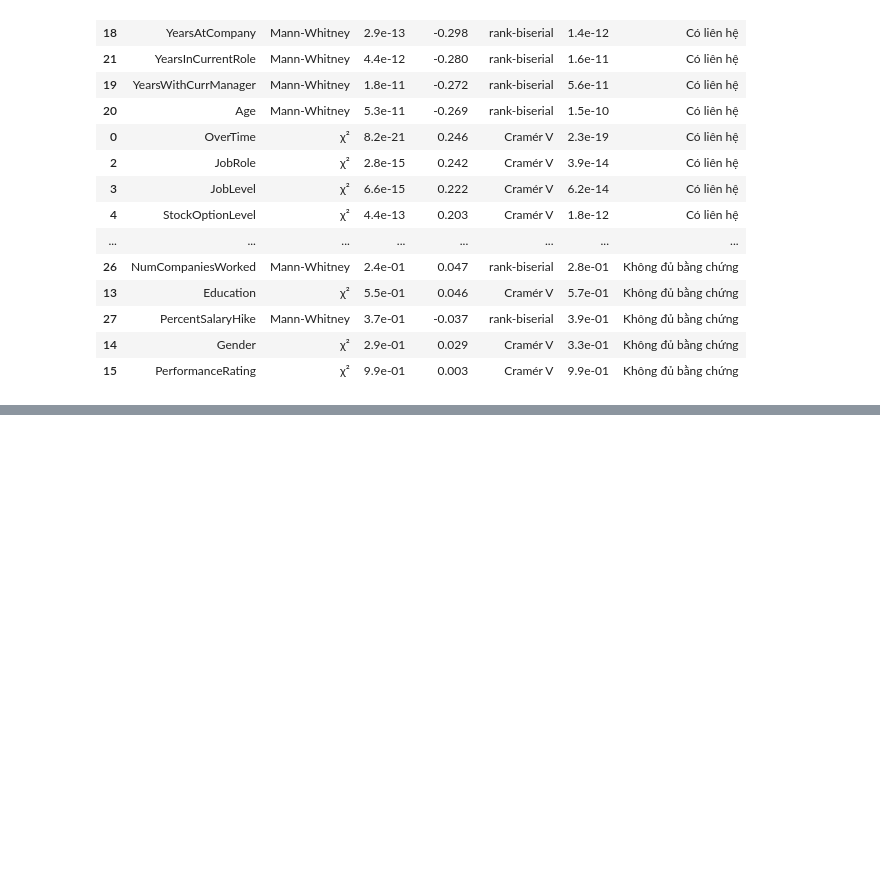
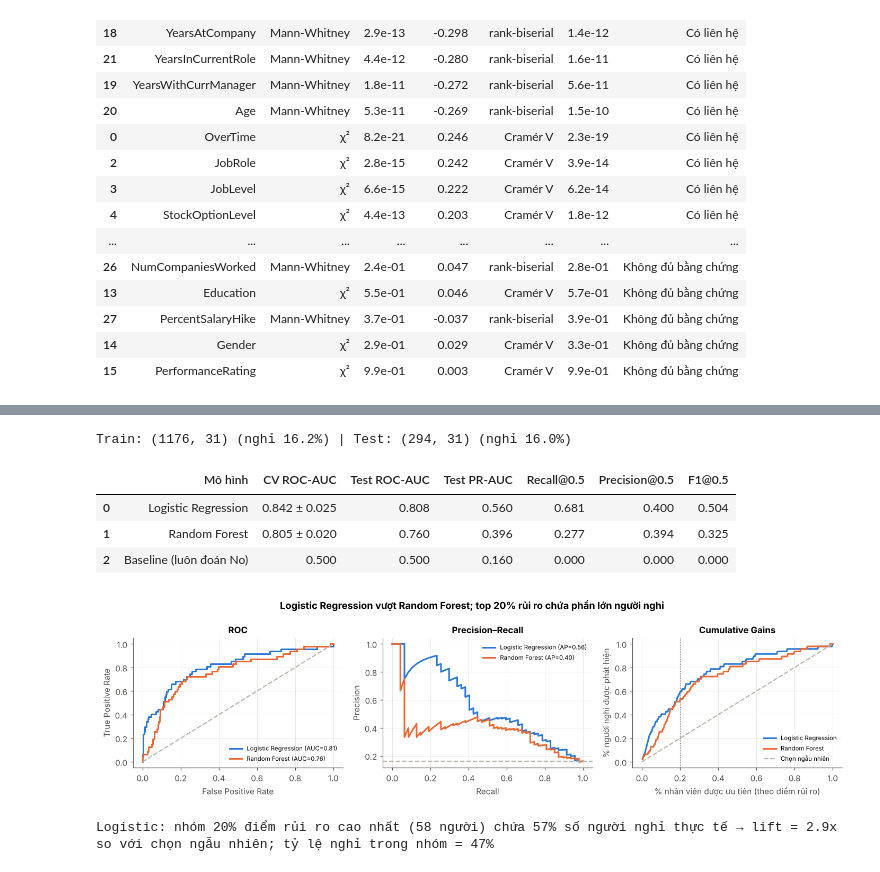
Before and after one commit to trangthu171106/ibm-hr-attrition-analysis, a Jupyter notebook: IBM_HR_Attrition_Analysis.ipynb, the cells around one changed output, grey strips where cells are left out. Drawn from its saved outputs; the diff is of its cells as text; code cells hidden in the pictures; blank space fills up the shorter version.

```diff
--- a/IBM_HR_Attrition_Analysis.ipynb
+++ b/IBM_HR_Attrition_Analysis.ipynb
@@ -756,0 +765,73 @@ Số biến có ý nghĩa sau hiệu chỉnh: 20 / 28
+# %%
+# 3.10a Chuẩn bị X, y và chia tập có phân tầng
+y = df.AttritionFlag
+X = df[numeric + nominal].copy()
+X_tr, X_te, y_tr, y_te = train_test_split(X, y, test_size=0.2, stratify=y, random_state=SEED)
+print("Train:", X_tr.shape, f"(nghỉ {y_tr.mean():.1%}) | Test:", X_te.shape, f"(nghỉ {y_te.mean():.1%})")
+
+def make_pre(num_cols, nom_cols, scale=True):
+    # Tiền xử lý: median-impute → log1p biến lệch → scale (cho Logistic); one-hot cho biến danh nghĩa
+    sk = [c for c in num_cols if c in skewed]; rest = [c for c in num_cols if c not in skewed]
+    num_skew = [("imp", SimpleImputer(strategy="median")), ("log", FunctionTransformer(np.log1p, feature_names_out="one-to-one"))]
+    num_rest = [("imp", SimpleImputer(strategy="median"))]
+    if scale:
+        num_skew.append(("sc", StandardScaler())); num_rest.append(("sc", StandardScaler()))
+    return ColumnTransformer([
+        ("skew", Pipeline(num_skew), sk),
+        ("num", Pipeline(num_rest), rest),
+        ("nom", OneHotEncoder(drop="first" if scale else None, handle_unknown="ignore"), nom_cols),
+    ], verbose_feature_names_out=False)
+
+models = {
+    "Logistic Regression": Pipeline([("pre", make_pre(numeric, nominal)),
+                                     ("clf", LogisticRegression(C=0.3, class_weight="balanced", max_iter=3000))]),
+    "Random Forest": Pipeline([("pre", make_pre(numeric, nominal, scale=False)),
+                               ("clf", RandomForestClassifier(n_estimators=500, min_samples_leaf=5, max_features="sqrt",
+                                                              class_weight="balanced_subsample", random_state=SEED, n_jobs=-1))]),
+}
+# %% [output]
+Train: (1176, 31) (nghỉ 16.2%) | Test: (294, 31) (nghỉ 16.0%)
+# %%
+# 3.10b Đánh giá chéo 5-fold trên tập train + đánh giá trên tập test độc lập
+cv = StratifiedKFold(5, shuffle=True, random_state=SEED)
+rows, probas = [], {}
+for name, m in models.items():
+    auc_cv = cross_val_score(m, X_tr, y_tr, cv=cv, scoring="roc_auc")
+    m.fit(X_tr, y_tr); pr = m.predict_proba(X_te)[:, 1]; probas[name] = pr
+    pred = (pr >= 0.5).astype(int)
+    rows.append([name, f"{auc_cv.mean():.3f} ± {auc_cv.std():.3f}", roc_auc_score(y_te, pr), average_precision_score(y_te, pr),
+                 recall_score(y_te, pred), precision_score(y_te, pred), f1_score(y_te, pred)])
+# Mốc so sánh: mô hình "đoán No cho tất cả"
+rows.append(["Baseline (luôn đoán No)", "0.500", 0.5, y_te.mean(), 0.0, 0.0, 0.0])
+perf = pd.DataFrame(rows, columns=["Mô hình", "CV ROC-AUC", "Test ROC-AUC", "Test PR-AUC", "Recall@0.5", "Precision@0.5", "F1@0.5"])
+perf.round(3)
+# %% [output]
+|  | Mô hình | CV ROC-AUC | Test ROC-AUC | Test PR-AUC | Recall@0.5 | Precision@0.5 | F1@0.5 |
+| 0 | Logistic Regression | 0.842 ± 0.025 | 0.808 | 0.560 | 0.681 | 0.400 | 0.504 |
+| 1 | Random Forest | 0.805 ± 0.020 | 0.760 | 0.396 | 0.277 | 0.394 | 0.325 |
+| 2 | Baseline (luôn đoán No) | 0.500 | 0.500 | 0.160 | 0.000 | 0.000 | 0.000 |
+# %%
+# 3.10c Đường ROC, Precision-Recall và đường Cumulative Gains (giá trị kinh doanh của việc xếp hạng rủi ro)
+fig, axes = plt.subplots(1, 3, figsize=(13, 3.6))
+for (name, pr), col in zip(probas.items(), [C_STAY, C_LEAVE]):
+    fpr, tpr, _ = roc_curve(y_te, pr); axes[0].plot(fpr, tpr, color=col, lw=2, label=f"{name} (AUC={roc_auc_score(y_te, pr):.2f})")
+    pc, rc, _ = precision_recall_curve(y_te, pr); axes[1].plot(rc, pc, color=col, lw=2, label=f"{name} (AP={average_precision_score(y_te, pr):.2f})")
+    order = np.argsort(-pr); gains = np.cumsum(y_te.values[order]) / y_te.sum()
+    axes[2].plot(np.arange(1, len(pr) + 1) / len(pr), gains, color=col, lw=2, label=name)
+axes[0].plot([0, 1], [0, 1], color=C_GREY, ls="--"); axes[0].set_xlabel("False Positive Rate"); axes[0].set_ylabel("True Positive Rate"); axes[0].set_title("ROC")
+axes[1].axhline(y_te.mean(), color=C_GREY, ls="--"); axes[1].set_xlabel("Recall"); axes[1].set_ylabel("Precision"); axes[1].set_title("Precision–Recall")
+axes[2].plot([0, 1], [0, 1], color=C_GREY, ls="--", label="Chọn ngẫu nhiên")
+axes[2].axvline(0.2, color=C_INK, lw=0.8, ls=":")
+axes[2].set_xlabel("% nhân viên được ưu tiên (theo điểm rủi ro)"); axes[2].set_ylabel("% người nghỉ được phát hiện"); axes[2].set_title("Cumulative Gains")
+for ax in axes: ax.legend(frameon=False, fontsize=7.5, loc="lower right" if ax is not axes[1] else "upper right")
+fig.suptitle("Logistic Regression vượt Random Forest; top 20% rủi ro chứa phần lớn người nghỉ", fontweight="bold")
+save(fig, "fig13_model_curves")
+
+lr_pr = probas["Logistic Regression"]; order = np.argsort(-lr_pr)
+top20 = int(0.2 * len(lr_pr))
+cap = y_te.values[order][:top20].sum() / y_te.sum()
+print(f"Logistic: nhóm 20% điểm rủi ro cao nhất ({top20} người) chứa {cap:.0%} số người nghỉ thực tế "
+      f"→ lift = {cap / 0.2:.1f}x so với chọn ngẫu nhiên; tỷ lệ nghỉ trong nhóm = {y_te.values[order][:top20].mean():.0%}")
+# %% [output]
+[figure, added]
+Logistic: nhóm 20% điểm rủi ro cao nhất (58 người) chứa 57% số người nghỉ thực tế → lift = 2.9x so với chọn ngẫu nhiên; tỷ lệ nghỉ trong nhóm = 47%
```
Also changed, not shown: parts of 4 cells of this notebook, 3 other files.
